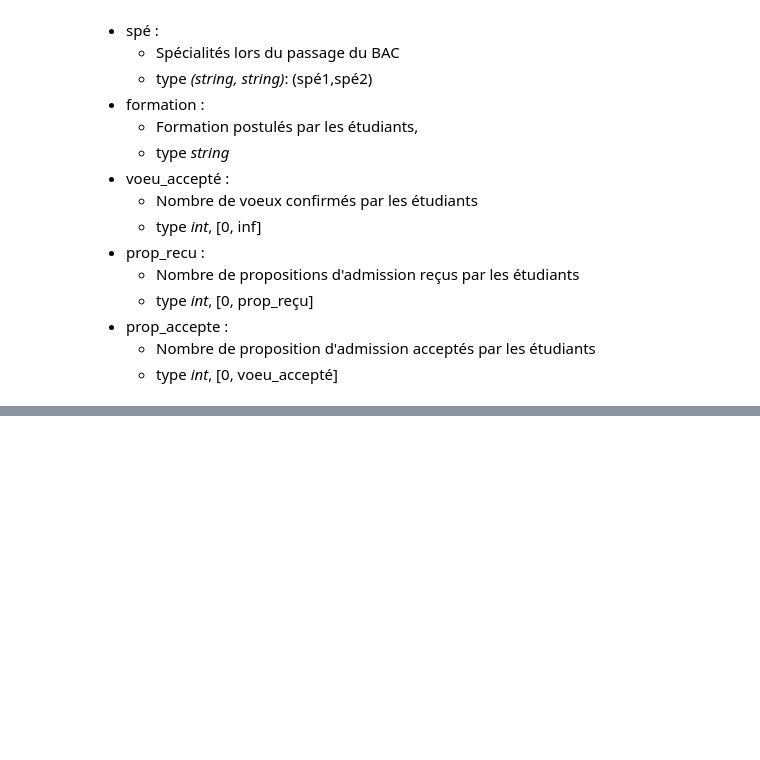
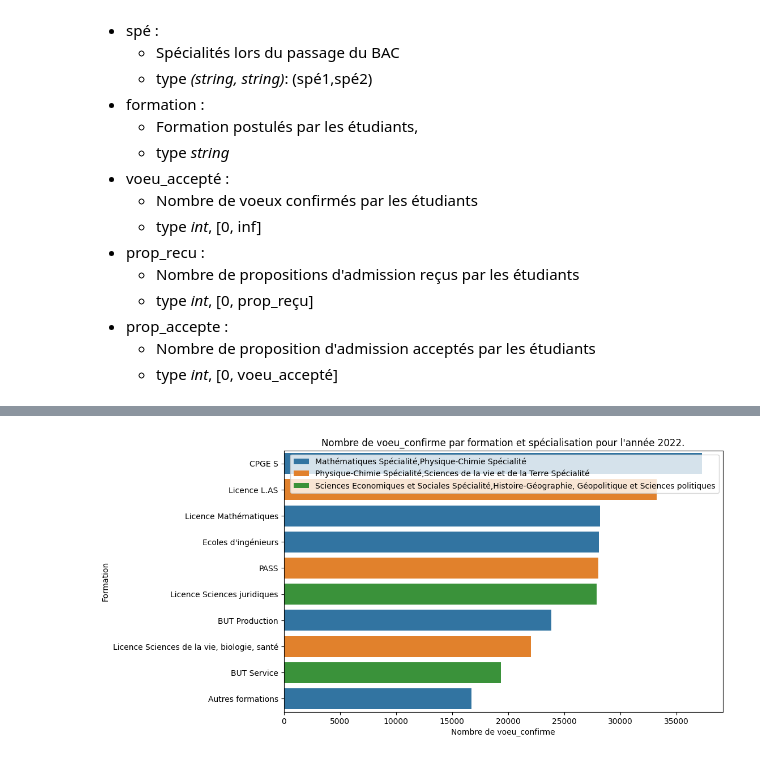
Before and after one commit to vraus/Projet_FDD, a Jupyter notebook: main.ipynb, the cells around one changed output, grey strips where cells are left out. Cells and saved outputs as stored; diff of their text form; code cells hidden in the pictures; blank space fills up the shorter version.

```diff
--- a/main.ipynb
+++ b/main.ipynb
@@ -209,0 +236,4 @@ get_graph_by_year_column(2023, "prop_accepte")
+# %%
+get_graph_by_year_column_from_formation(2022, "voeu_confirme")
+# %% [output]
+[figure, added]
```
Also changed, not shown: parts of 39 cells of this notebook.
